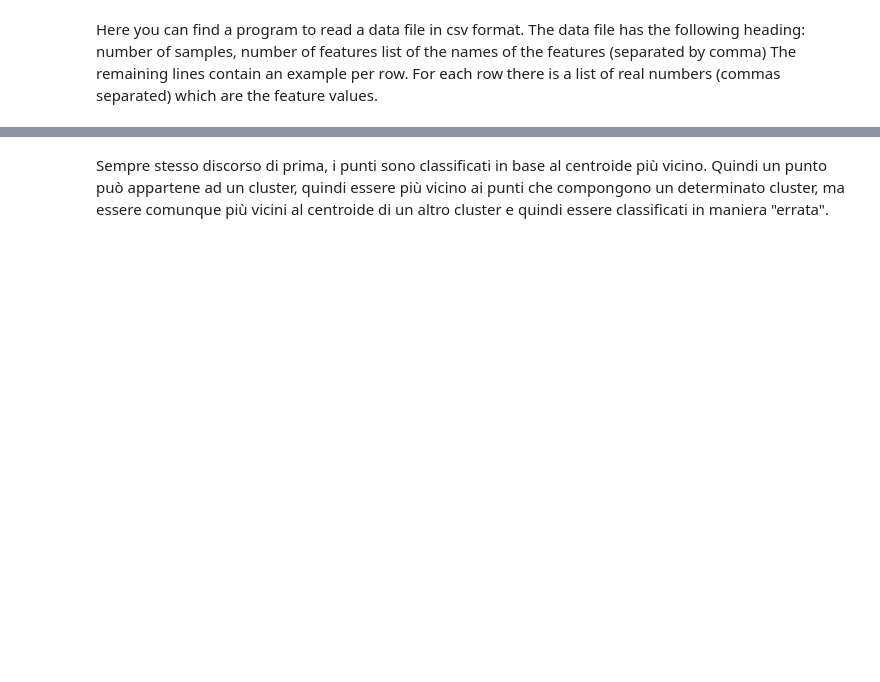
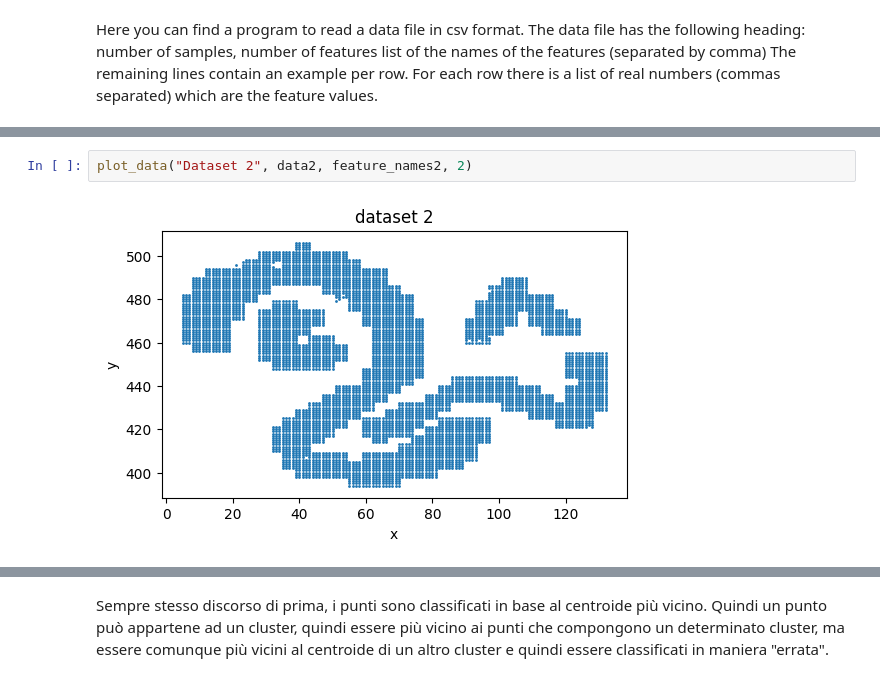
Before and after one commit to PaoloBonicco7/ml-uniTo-21-22, a Jupyter notebook: Meo/3_clustering/my_clustering_copy_for_students_aa_20_21.ipynb, the cells around one changed output, grey strips where cells are left out. Drawn from its saved outputs; the diff is of its cells as text; blank space fills up the shorter version.

```diff
--- a/Meo/3_clustering/my_clustering_copy_for_students_aa_20_21.ipynb
+++ b/Meo/3_clustering/my_clustering_copy_for_students_aa_20_21.ipynb
@@ -376,0 +113,4 @@ how do you explain what it happens?
+# %%
+plot_data("Dataset 2", data2, feature_names2, 2)
+# %% [output]
+[figure, added]
```
Also changed, not shown: parts of 80 cells of this notebook, 4 other files.
